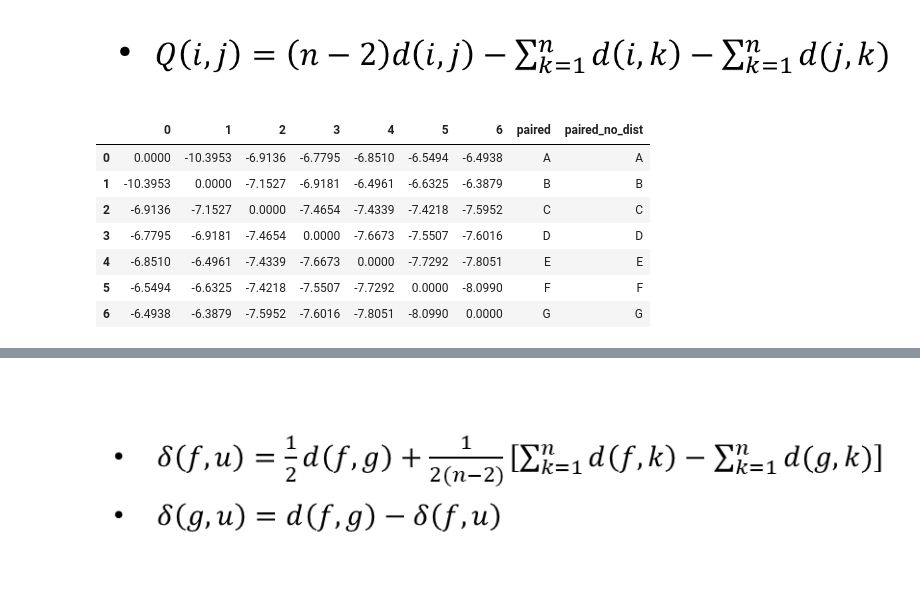
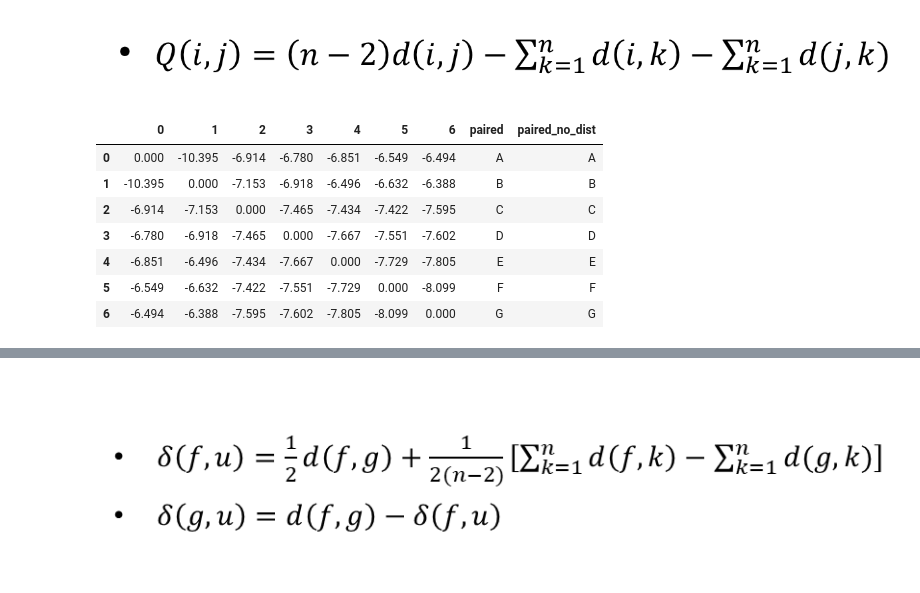
Before and after one commit to mequanent/Bioinformatics, a Jupyter notebook: hws_110761504.ipynb, the cells around one changed output, grey strips where cells are left out. Cells and saved outputs as stored; diff of their text form; code cells hidden in the pictures.

```diff
--- a/hws_110761504.ipynb
+++ b/hws_110761504.ipynb
@@ -1093,9 +1104,4 @@ array([1.6043, 1.4389, 0.6179, 0.5061, 0.3484])
 # %%
-# Add additional column to store the combined entities
-dist['paired'] = [str(i) for i in indices]
-dist['paired'] = [(chr(i+65)) for i in indices]
-dist['paired_no_dist'] = [(chr(i+65)) for i in indices]
-
 def UPGMA():
   newdist = dist.copy()
   while len(newdist) > 1:
@@ -1138,24 +1144,26 @@ Without distance:
 ![image.png](embedded-picture-1)
 # %%
 n = len(dist)
-def getQ():
-  Q = dist.copy()
+def getQ(D):
+  Q = D.copy()
 
-  for i in range(n):
-    for j in range(i):
-      dist1 = dist.loc[i][~dist.columns.isin(['paired', 'paired_no_dist'])]
-      dist2 = dist.loc[j][~dist.columns.isin(['paired', 'paired_no_dist'])]
-      dif = sum(dist1) + sum(dist2)
-      Q.loc[i, j] = (n-2) * dist.loc[i][j] - dif
-      Q.loc[j, i] = Q.loc[i, j]
+  cols = [col for col in D.columns if col not in ['paired', 'paired_no_dist']]
+  for i in cols:
+    for j in cols:
+      if i != j:
+        dist1 = D.loc[i][~D.columns.isin(['paired', 'paired_no_dist'])]
+        dist2 = D.loc[j][~D.columns.isin(['paired', 'paired_no_dist'])]
+        dif = sum(dist1) + sum(dist2)
+        Q.loc[i, j] = round(((n-2) * D.loc[i][j] - dif), 3)
+        Q.loc[j, i] = Q.loc[i, j]
   return Q
-getQ()
+getQ(dist)
 # %% [output]
 |  | 0 | 1 | 2 | 3 | 4 | 5 | 6 | paired | paired_no_dist |
-| 0 | 0.0000 | -10.3953 | -6.9136 | -6.7795 | -6.8510 | -6.5494 | -6.4938 | A | A |
-| 1 | -10.3953 | 0.0000 | -7.1527 | -6.9181 | -6.4961 | -6.6325 | -6.3879 | B | B |
-| 2 | -6.9136 | -7.1527 | 0.0000 | -7.4654 | -7.4339 | -7.4218 | -7.5952 | C | C |
-| 3 | -6.7795 | -6.9181 | -7.4654 | 0.0000 | -7.6673 | -7.5507 | -7.6016 | D | D |
-| 4 | -6.8510 | -6.4961 | -7.4339 | -7.6673 | 0.0000 | -7.7292 | -7.8051 | E | E |
-| 5 | -6.5494 | -6.6325 | -7.4218 | -7.5507 | -7.7292 | 0.0000 | -8.0990 | F | F |
-| 6 | -6.4938 | -6.3879 | -7.5952 | -7.6016 | -7.8051 | -8.0990 | 0.0000 | G | G |
+| 0 | 0.000 | -10.395 | -6.914 | -6.780 | -6.851 | -6.549 | -6.494 | A | A |
+| 1 | -10.395 | 0.000 | -7.153 | -6.918 | -6.496 | -6.632 | -6.388 | B | B |
+| 2 | -6.914 | -7.153 | 0.000 | -7.465 | -7.434 | -7.422 | -7.595 | C | C |
+| 3 | -6.780 | -6.918 | -7.465 | 0.000 | -7.667 | -7.551 | -7.602 | D | D |
+| 4 | -6.851 | -6.496 | -7.434 | -7.667 | 0.000 | -7.729 | -7.805 | E | E |
+| 5 | -6.549 | -6.632 | -7.422 | -7.551 | -7.729 | 0.000 | -8.099 | F | F |
+| 6 | -6.494 | -6.388 | -7.595 | -7.602 | -7.805 | -8.099 | 0.000 | G | G |
```
Also changed, not shown: parts of 13 cells of this notebook.
